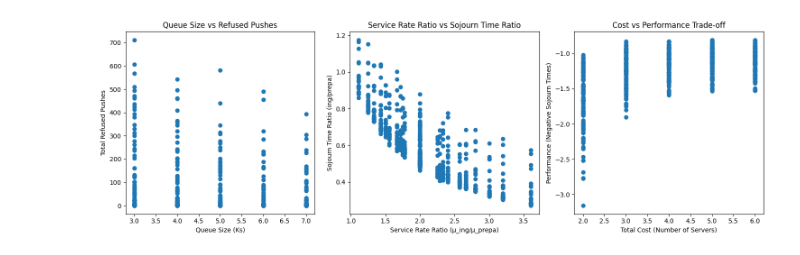
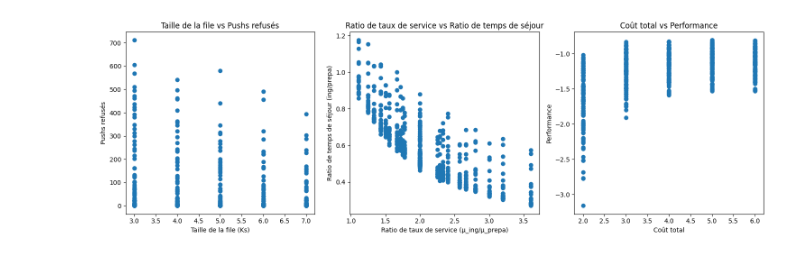
Before and after one commit to ElianaJunker/ERO2, a Jupyter notebook: channels_and_dams_benchmarking_q1.ipynb, the cells around one changed output. Saved outputs shown, nothing was run; the diff lists cells and outputs as text; code cells hidden in the pictures.

```diff
--- a/channels_and_dams_benchmarking_q1.ipynb
+++ b/channels_and_dams_benchmarking_q1.ipynb
@@ -480,17 +489,17 @@ def optimize_parameters(base_lambda_ing, base_lambda_prepa,
                        k_range, ks_range,
                        test_z=5000):
     """
-    Find optimal parameters by testing different combinations.
+    Trouver les paramètres optimaux en testant différentes combinaisons.
 
     Args:
-        base_lambda_ing/prepa: Fixed arrival rates (assumed given by real system)
-        mu_ing_range/mu_prepa_range: Range of service rates to test
-        k_range: Range of server numbers to test
-        ks_range: Range of queue sizes to test
-        test_z: Number of simulations
+        base_lambda_ing/prepa: Taux d'arrivée fixe (supposé basé sur le système réel)
+        mu_ing_range/mu_prepa_range: Plage de taux de service à tester
+        k_range: Plage de nombres de serveurs à tester
+        ks_range: Plage de tailles de file à tester  (SANS le nombre de serveurs)
+        test_z: Nombre de simulations
 
-    Returns:
-        DataFrame with results and best configurations
+    Retournes:
+        DataFrame avec les résultats et les meilleures configurations
     """
     results = []
     gen = np.random.default_rng(seed=42)
@@ -499,7 +508,7 @@ def optimize_parameters(base_lambda_ing, base_lambda_prepa,
         for ks in ks_range:
             for mu_ing in mu_ing_range:
                 for mu_prepa in mu_prepa_range:
-                    # Run simulation
+                    # Lance la simulation
                     mmk_queue = mmk_finite_two_populations(
                         lamda_ing=base_lambda_ing,
                         lamda_prepa=base_lambda_prepa,
@@ -515,11 +524,11 @@ def optimize_parameters(base_lambda_ing, base_lambda_prepa,
 
                     clear_output(wait=True)
 
-                    # Calculate efficiency metrics
+                    # Calculer les statistiques pour chaque population
                     ing_stats = stats[stats['Population'] == 'ING'].iloc[0]
                     prepa_stats = stats[stats['Population'] == 'PREPA'].iloc[0]
 
-                    # Calculate server utilization
+                    # Calculer l'utilisation du serveur
                     total_arrival_rate = base_lambda_ing + base_lambda_prepa
                     avg_service_rate = (mu_ing + mu_prepa) / 2
                     utilization = total_arrival_rate / (k * avg_service_rate)
@@ -534,12 +543,12 @@ def optimize_parameters(base_lambda_ing, base_lambda_prepa,
                         'ing_refused': ing_stats['Refused Pushes'],
                         'prepa_refused': prepa_stats['Refused Pushes'],
                         'utilization': utilization,
-                        'total_cost': k  # Cost model: assume cost proportional to number of servers
+                        'total_cost': k  # Coût total (proportionnel au nombre de serveurs)
                     })
 
     results_df = pd.DataFrame(results)
 
-    # Find Pareto-optimal configurations
+    # Trouver le score d'efficacité pour chaque configuration
     results_df['efficiency_score'] = (
         -results_df['ing_sojourn']
         - results_df['prepa_sojourn']
@@ -549,7 +558,7 @@ def optimize_parameters(base_lambda_ing, base_lambda_prepa,
 
     return results_df
 
-# Example usage with wider parameter ranges
+# Recherche des paramètres optimaux
 k_range = [2, 3, 4, 5, 6]
 ks_range = [3, 4, 5, 6, 7]
 mu_ing_range = [2.0, 2.4, 2.8, 3.2, 3.6]
@@ -564,17 +573,17 @@ optimization_results = optimize_parameters(
     ks_range=ks_range
 )
 
-# Show top 5 configurations
-print("\nTop 5 most efficient configurations:")
+# Montre les 5 meilleures configurations
+print("\n5 meilleurs configurations:")
 print(optimization_results.nlargest(5, 'efficiency_score')[
     ['k', 'Ks', 'mu_ing', 'mu_prepa', 'ing_sojourn', 'prepa_sojourn',
      'ing_refused', 'prepa_refused', 'utilization', 'efficiency_score']
 ])
 
-# Visualize trade-offs
+# Visualisation des résultats
 plt.figure(figsize=(15, 5))
 
-# Plot 1: Service rates vs Sojourn times
+# Plot 1: Taux de service vs temps de séjour
 plt.subplot(1, 3, 1)
 plt.scatter(optimization_results['mu_ing'],
            optimization_results['ing_sojourn'],
@@ -582,60 +591,60 @@ plt.scatter(optimization_results['mu_ing'],
 plt.scatter(optimization_results['mu_prepa'],
            optimization_results['prepa_sojourn'],
            alpha=0.5, label='PREPA')
-plt.xlabel('Service Rate (μ)')
-plt.ylabel('Sojourn Time')
-plt.title('Service Rate vs Sojourn Time')
+plt.xlabel('Taux de service (μ)')
+plt.ylabel('Temps de séjour')
+plt.title('Taux de service vs Temps de séjour')
 plt.legend()
 
-# Plot 2: Number of servers vs Refused pushes
+# Plot 2: Nombre de serveurs vs pushs refusés
 plt.subplot(1, 3, 2)
 plt.scatter(optimization_results['k'],
            optimization_results['ing_refused'] + optimization_results['prepa_refused'])
-plt.xlabel('Number of Servers (k)')
-plt.ylabel('Total Refused Pushes')
-plt.title('Servers vs Refused Pushes')
+plt.xlabel('Nombre de serveurs (k)')
+plt.ylabel('Pushs refusés')
+plt.title('Nombre de serveurs vs Pushs refusés')
 
-# Plot 3: Utilization vs Efficiency
+# Plot 3: Utilisation des serveur vs score d'efficacité
 plt.subplot(1, 3, 3)
 plt.scatter(optimization_results['utilization'],
            optimization_results['efficiency_score'])
-plt.xlabel('Server Utilization')
-plt.ylabel('Efficiency Score')
-plt.title('Utilization vs Efficiency')
+plt.xlabel('Utilisation des serveur')
+plt.ylabel('Score d\'efficacité')
+plt.title('Utilisation vs Score d\'efficacité')
 
 plt.tight_layout()
 plt.show()
 
-# Additional analysis: Parameter sensitivity
+# Analyses additionnelles
 plt.figure(figsize=(15, 5))
 
-# Plot 1: Queue size vs Refused pushes
+# Plot 1: Taille de la file vs pushs refusés
 plt.subplot(1, 3, 1)
 plt.scatter(optimization_results['Ks'],
            optimization_results['ing_refused'] + optimization_results['prepa_refused'])
-plt.xlabel('Queue Size (Ks)')
-plt.ylabel('Total Refused Pushes')
-plt.title('Queue Size vs Refused Pushes')
+plt.xlabel('Taille de la file (Ks)')
+plt.ylabel('Pushs refusés')
+plt.title('Taille de la file vs Pushs refusés')
 
-# Plot 2: Service rate ratio vs Sojourn time ratio
+# Plot 2: Ratio de taux de service vs ratio de temps de séjour
 optimization_results['service_rate_ratio'] = optimization_results['mu_ing'] / optimization_results['mu_prepa']
 optimization_results['sojourn_time_ratio'] = optimization_results['ing_sojourn'] / optimization_results['prepa_sojourn']
 
 plt.subplot(1, 3, 2)
 plt.scatter(optimization_results['service_rate_ratio'],
            optimization_results['sojourn_time_ratio'])
-plt.xlabel('Service Rate Ratio (μ_ing/μ_prepa)')
-plt.ylabel('Sojourn Time Ratio (ing/prepa)')
-plt.title('Service Rate Ratio vs Sojourn Time Ratio')
+plt.xlabel('Ratio de taux de service (μ_ing/μ_prepa)')
+plt.ylabel('Ratio de temps de séjour (ing/prepa)')
+plt.title('Ratio de taux de service vs Ratio de temps de séjour')
 
-# Plot 3: Cost vs Performance
+# Plot 3: Coût total vs performance
 optimization_results['performance'] = -(optimization_results['ing_sojourn'] + optimization_results['prepa_sojourn'])
 plt.subplot(1, 3, 3)
 plt.scatter(optimization_results['total_cost'],
            optimization_results['performance'])
-plt.xlabel('Total Cost (Number of Servers)')
-plt.ylabel('Performance (Negative Sojourn Times)')
-plt.title('Cost vs Performance Trade-off')
+plt.xlabel('Coût total')
+plt.ylabel('Performance')
+plt.title('Coût total vs Performance')
 
 plt.tight_layout()
 plt.show()
@@ -658,4 +667,4 @@ Top 5 most efficient configurations:
-[figure, old version]
+[figure, new version]
 # %%
 def benchmark_lambda_scaling(base_mu_ing=2.4, base_mu_prepa=1.2, k=4, ks=5, test_z=5000):
     """
```
Also changed, not shown: parts of 12 cells of this notebook.
